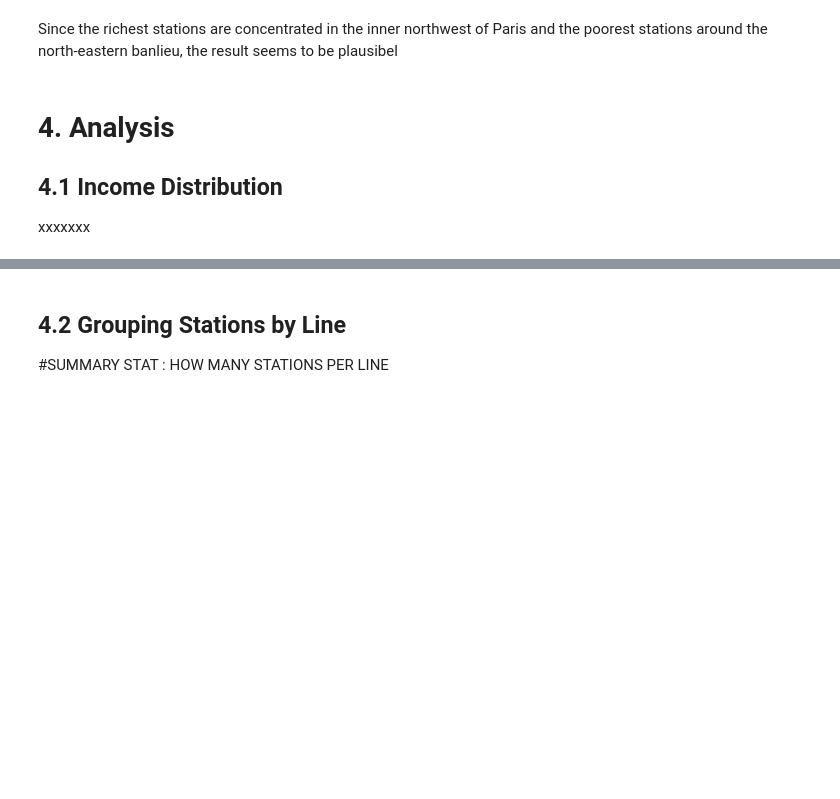
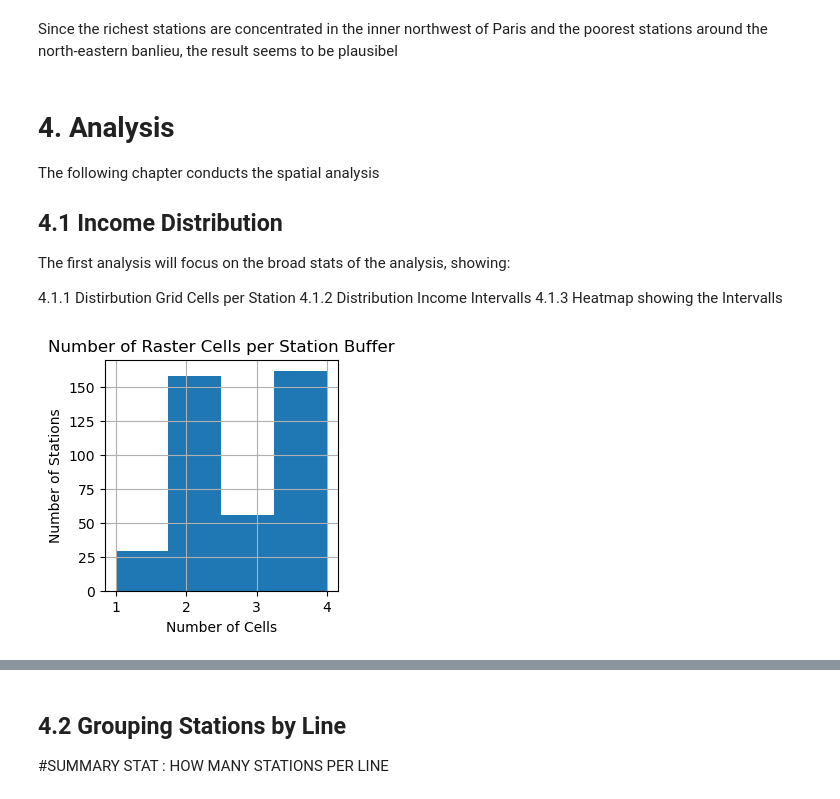
Before and after one commit to tomixmeier/ParisMetro, a Jupyter notebook: notebooks/analysis.ipynb, the cells around one changed output, grey strips where cells are left out. Cells and saved outputs as stored; diff of their text form; code cells hidden in the pictures; blank space fills up the shorter version.

```diff
--- a/notebooks/analysis.ipynb
+++ b/notebooks/analysis.ipynb
@@ -155,5 +158,11 @@ bottom_stations[["nom_gares", "indice_lig", "income_mean"]]
 Since the richest stations are concentrated in the inner northwest of Paris and the poorest stations around the north-eastern banlieu, the result seems to be plausibel
 # %% [markdown]
 # 4. Analysis
+The following chapter conducts the spatial analysis
+
 ## 4.1 Income Distribution
-xxxxxxx
+The first analysis will focus on the broad stats of the analysis, showing:
+
+4.1.1  Distirbution Grid Cells per Station
+4.1.2  Distribution Income Intervalls
+4.1.3  Heatmap showing the Intervalls
@@ -163,0 +169,11 @@ xxxxxxx
+# %%
+#4.1.1 Distribution Grid Cells per Station
+plt.figure(figsize=(3,3))
+station_buffers_income["n_cells"].hist(bins=4)
+plt.title("Number of Raster Cells per Station Buffer")
+plt.xlabel("Number of Cells")
+plt.ylabel("Number of Stations")
+
+plt.show()
+# %% [output]
+[figure, added]
```
Also changed, not shown: parts of 9 cells of this notebook, 4 other files.
